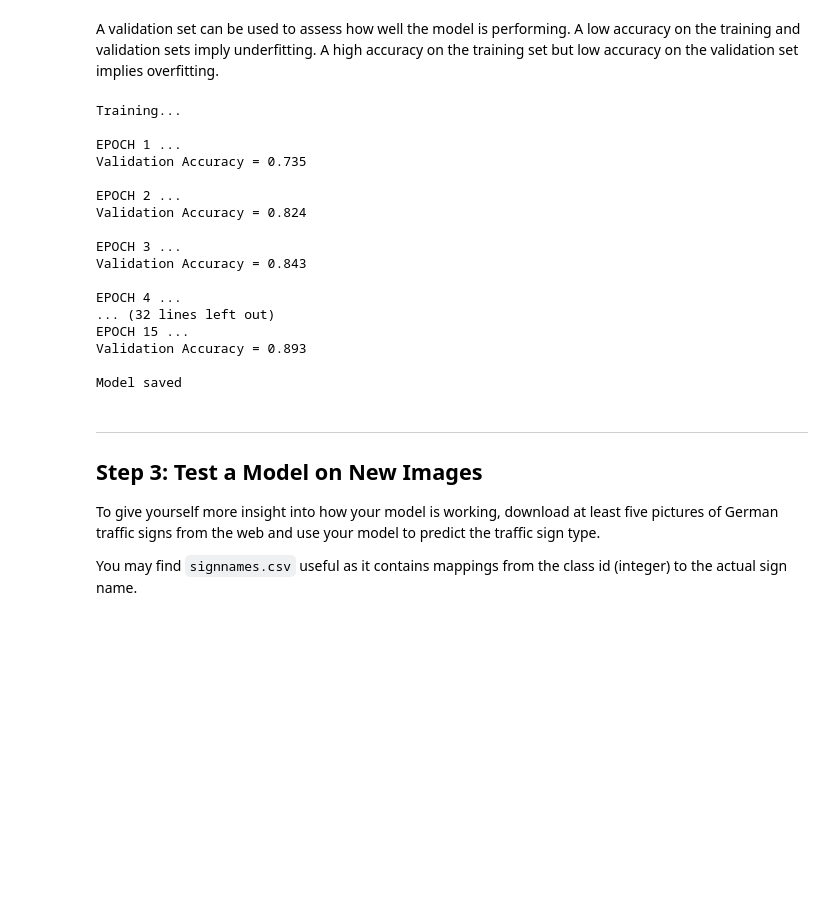
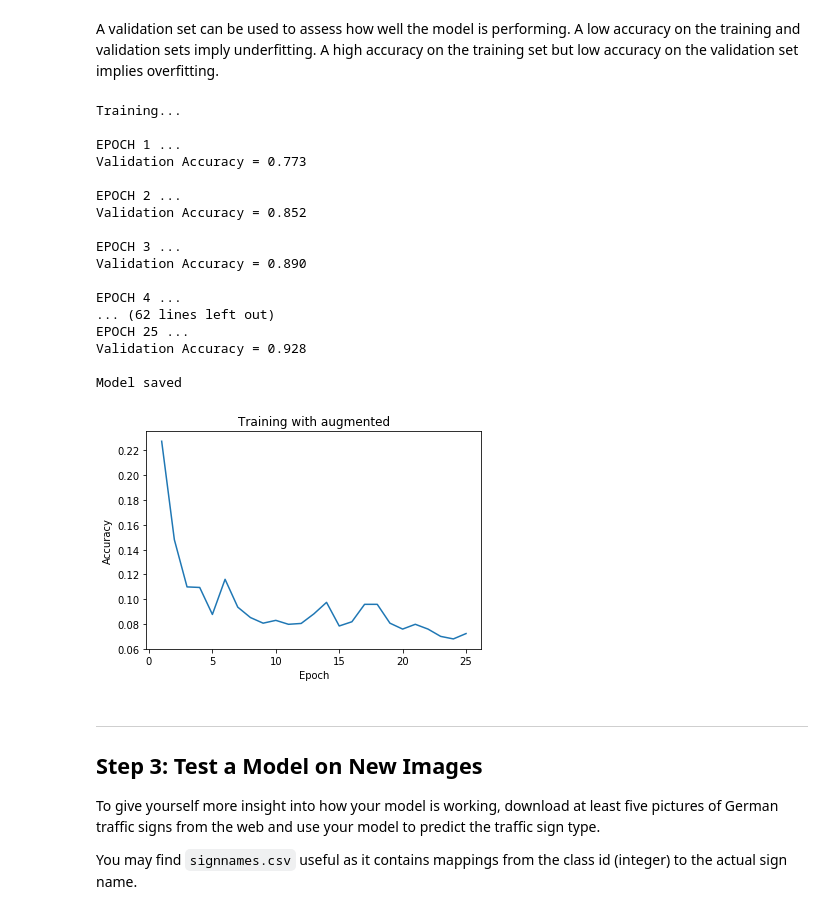
Before and after one commit to malnakli/CarND-Traffic-Sign-Classifier-Project, a Jupyter notebook: Traffic_Sign_Classifier.ipynb, the cells around one changed output. Drawn from its saved outputs; the diff is of its cells as text; code cells hidden in the pictures; blank space fills up the shorter version.

```diff
--- a/Traffic_Sign_Classifier.ipynb
+++ b/Traffic_Sign_Classifier.ipynb
@@ -388,7 +390,7 @@ def evaluate(X_data, y_data):
         total_accuracy += (accuracy * len(batch_x))
     return total_accuracy / num_examples
 # %%
-EPOCHS = 15
+EPOCHS = 25
 BATCH_SIZE = 128
 y_accuracy_label = []
 with tf.Session() as sess:
@@ -417,28 +419,30 @@ with tf.Session() as sess:
 Training...
 
 EPOCH 1 ...
-Validation Accuracy = 0.735
+Validation Accuracy = 0.773
 
 EPOCH 2 ...
-Validation Accuracy = 0.824
+Validation Accuracy = 0.852
 
 EPOCH 3 ...
-Validation Accuracy = 0.843
+Validation Accuracy = 0.890
 
 EPOCH 4 ...
-... (32 lines left out)
-EPOCH 15 ...
-Validation Accuracy = 0.893
+... (62 lines left out)
+EPOCH 25 ...
+Validation Accuracy = 0.928
 
 Model saved
 # %%
 x_epoch_label = [i + 1 for i in range(0,EPOCHS)]
 #y_accuracy_label = [0.720,0.801,0.851,0.849,0.884,0.879,0.877,0.893,0.883,0.897,0.884,0.872,0.893,0.888,0.894,0.901,0.900,0.875,0.906,0.895] # for now
-plt.plot(x_epoch_label,y_accuracy_label)
+plt.plot(x_epoch_label,1 - np.array(y_accuracy_label))
 plt.xlabel('Epoch')
 plt.ylabel('Accuracy')
-plt.title('Training with augmented Sharpen(alpha=0.5)')
+plt.title('Training with augmented')
 plt.show()
+# %% [output]
+[figure, added]
 # %% [markdown]
 ---
 
```
Also changed, not shown: parts of 8 cells of this notebook.
